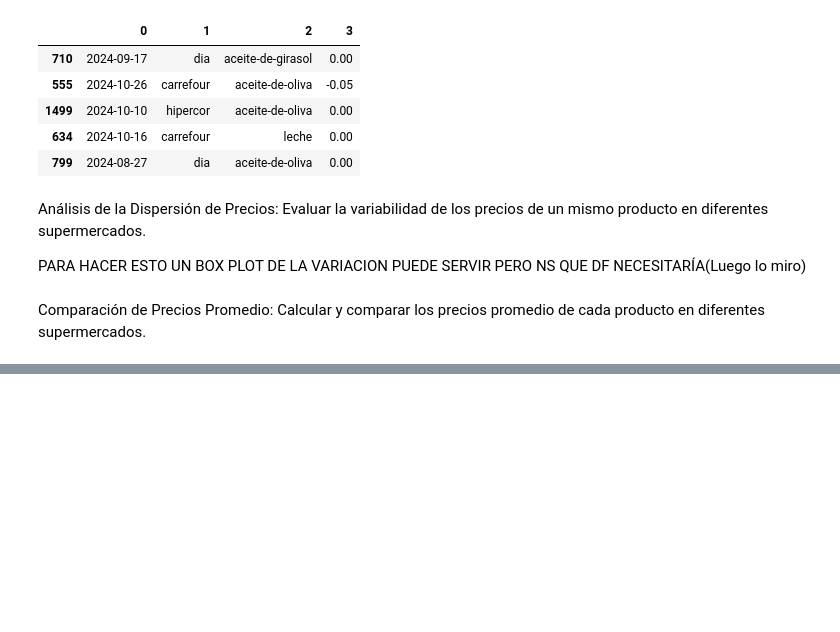
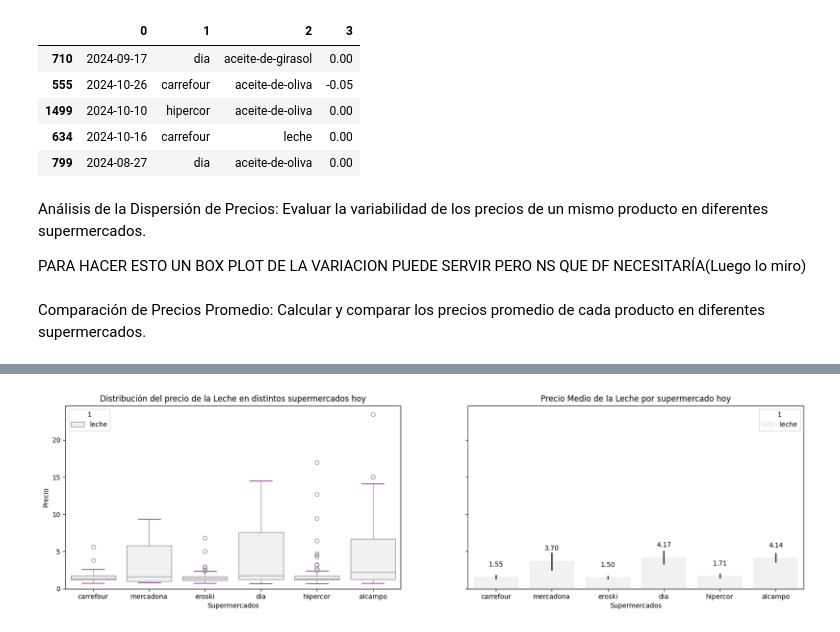
Before and after one commit to jgilsu11/Proyecto1-AnalisisFacua, a Jupyter notebook: Notebooks/1)Extraccion y limpieza (pandas).ipynb, the cells around one changed output, grey strips where cells are left out. Saved outputs shown, nothing was run; the diff lists cells and outputs as text; code cells hidden in the pictures; blank space fills up the shorter version.

Commit message:
Subida de primer grafico

```diff
--- a/Notebooks/1)Extraccion y limpieza (pandas).ipynb
+++ b/Notebooks/1)Extraccion y limpieza (pandas).ipynb
@@ -571,0 +577,11 @@ df_precios_super_mi_max= pd.DataFrame(cursor.fetchall())
+# %%
+cursor=conexion.cursor()
+query_comparacion_max_min_leche="""
+SELECT m.super ,p2.producto, p.precio
+FROM mercados m
+INNER JOIN principal p ON m.id_super = p.id_super
+INNER JOIN productos p2 ON p.id_producto = p2.id_producto
+WHERE (fecha = current_date AND p2.producto = 'leche') ;
+"""
+cursor.execute(query_comparacion_max_min_leche)
+df_comparacion_max_min_leche= pd.DataFrame(cursor.fetchall())
@@ -571,0 +597,18 @@ df_precios_super_mi_max= pd.DataFrame(cursor.fetchall())
+# %%
+def datos_grafico_comparacion_max_min(ejex,ejey,hue,data,pallete,categoria_producto,distancia_datalabel):
+    fig, axes = plt.subplots(nrows = 1, ncols = 2, figsize = (20, 5), sharex=True, sharey=True)
+    sns.boxplot(x= ejex, y= ejey, hue= hue, data=data, palette= pallete, ax = axes[0], capprops={'color':'purple'}) # para cambiar el color de los bigotes
+    axes[0].set_title(f"Distribución del precio de la {categoria_producto} en distintos supermercados hoy")
+    axes[0].set_xlabel("Supermercados")
+    axes[0].set_ylabel("Precio")
+
+    sns.barplot(x= ejex, y= ejey, hue= hue, data=data, palette= pallete, ax = axes[1])
+    axes[1].set_title(f"Precio Medio de la {categoria_producto} por supermercado hoy")
+    axes[1].set_xlabel("Supermercados")
+    axes[1].set_ylabel("Precio Medio")
+    for container in axes[1].containers:
+        axes[1].bar_label(container, fmt="%.2f",  padding=distancia_datalabel)
+# %%
+datos_grafico_comparacion_max_min(0,2,1,df_comparacion_max_min_leche,"light:blue","Leche",14)
+# %% [output]
+[figure, added]
```
Also changed, not shown: parts of 11 cells of this notebook.
